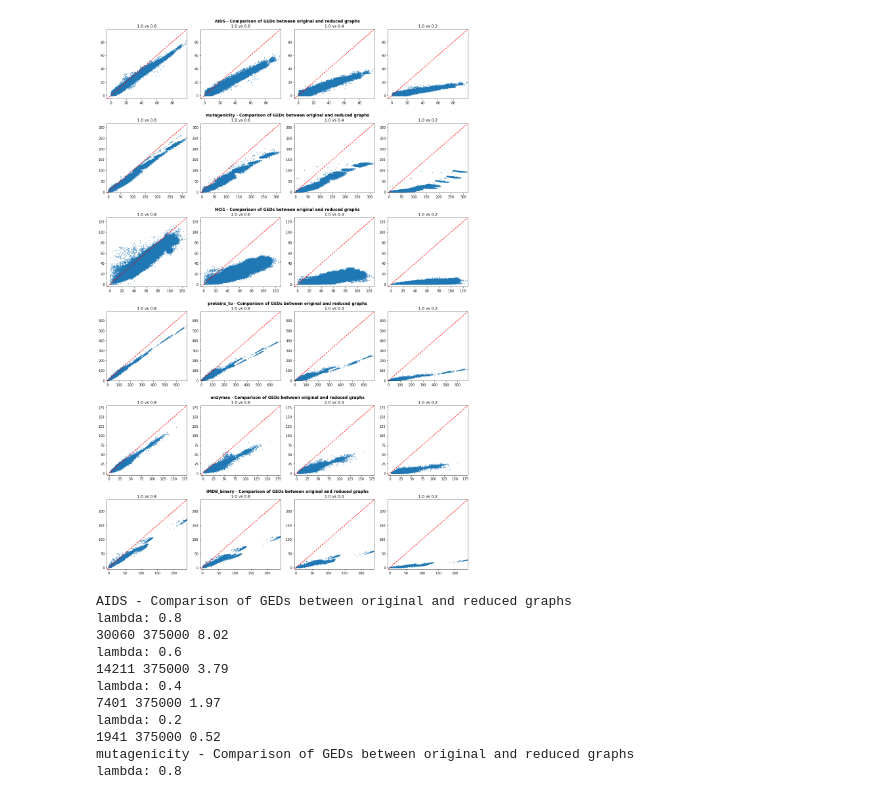
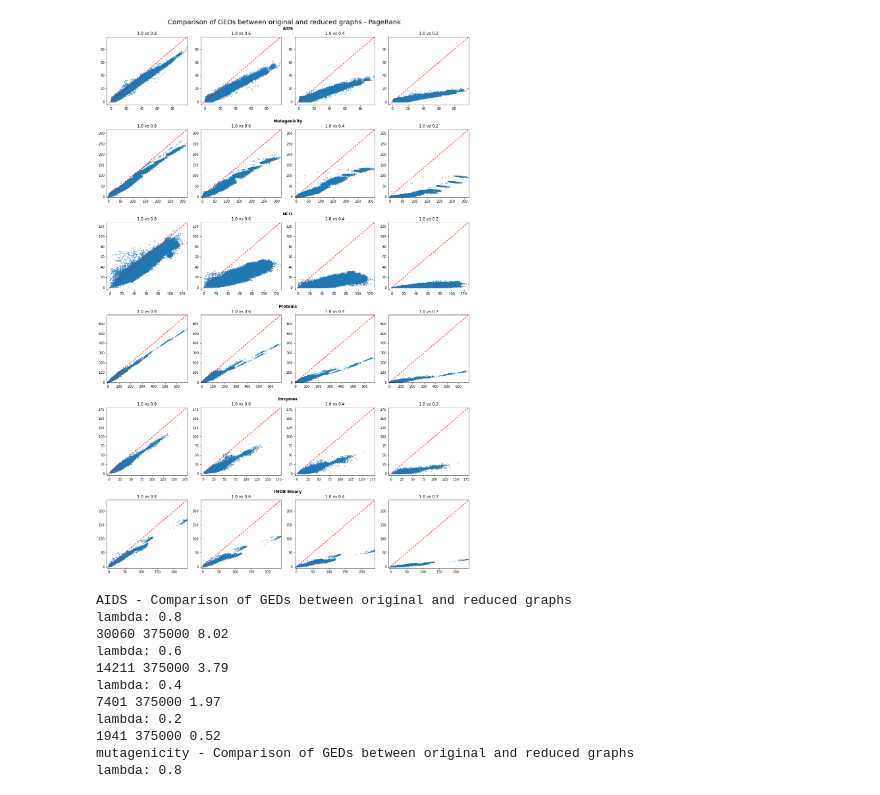
Before and after one commit to CheshireCat12/graph-matching-core, a Jupyter notebook: analysis/analysis_h_knn/chart_analysis.ipynb, the cells around one changed output. Drawn from its saved outputs; the diff is of its cells as text; code cells hidden in the pictures.

```diff
--- a/analysis/analysis_h_knn/chart_analysis.ipynb
+++ b/analysis/analysis_h_knn/chart_analysis.ipynb
@@ -36,35 +36,42 @@ for ((idx, dataset), axes) in zip(enumerate(datasets), axs):
     dist_100.flatten()
     max_100 = round(np.amax(dist_100))
 
     x = dist_100
+    if dataset == 'proteins_tu':
+        dataset = 'proteins'
+    elif dataset == 'IMDB_binary':
+        dataset = 'IMDB Binary'
 
-    title = f'{dataset} - Comparison of GEDs between original and reduced graphs'
+    dataset = dataset[0].capitalize() + dataset[1:]
+
+    title = f'{dataset}'
     create_subtitle(fig, grid[idx, ::], title)
 
     for lambda_, ax in zip(lambdas, axes):
 
         dist_comparison = np.load(f'{folder}/{centrality_measure}_dist_{lambda_}.npy')
         dist_comparison.flatten()
         max_comparison = round(np.amax(dist_comparison))
 
         ax.set_title(f'1.0 vs {lambda_}')
 
         y = dist_comparison
 
         ax.scatter(x.flatten(), y.flatten(), s=1)
 
         transform = ax.transAxes
         line = mlines.Line2D([0, 1], [0, 1], color='red', linestyle='--')
         line.set_transform(transform)
         ax.add_line(line)
 
         ax.set(xlim=(-5, max(max_100, max_comparison)),
                ylim=(-5, max(max_100, max_comparison)))
 
+fig.suptitle(f'Comparison of GEDs between original and reduced graphs - PageRank', fontsize=20)
 fig.tight_layout()
 fig.savefig(f'./scatter_all_{centrality_measure}.png')
 # %% [output]
-[figure, old version]
+[figure, new version]
 # %%
 datasets = ['AIDS', 'mutagenicity', 'NCI1', 'proteins_tu', 'enzymes', 'IMDB_binary']
 centrality_measure = 'pagerank'
```
Also changed, not shown: parts of 2 cells of this notebook, 5 other files.
